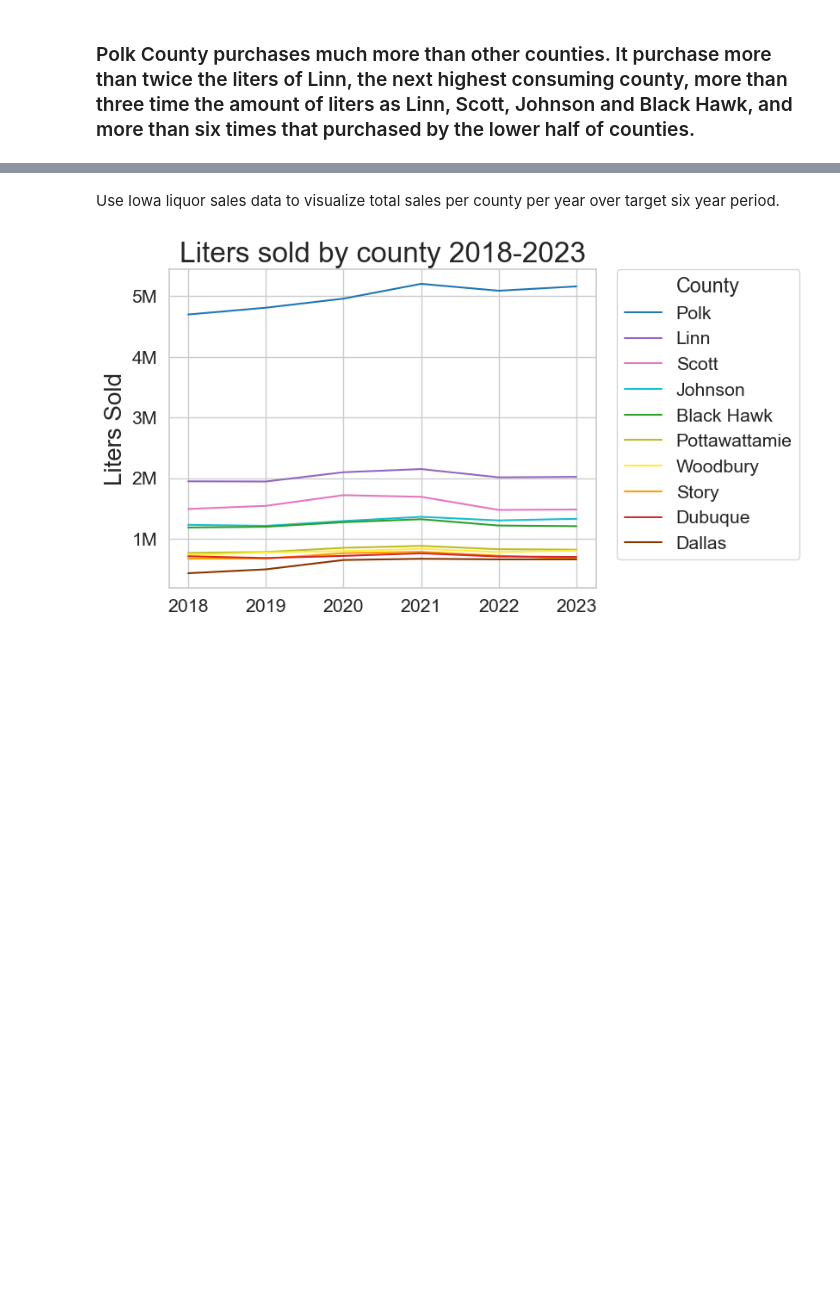
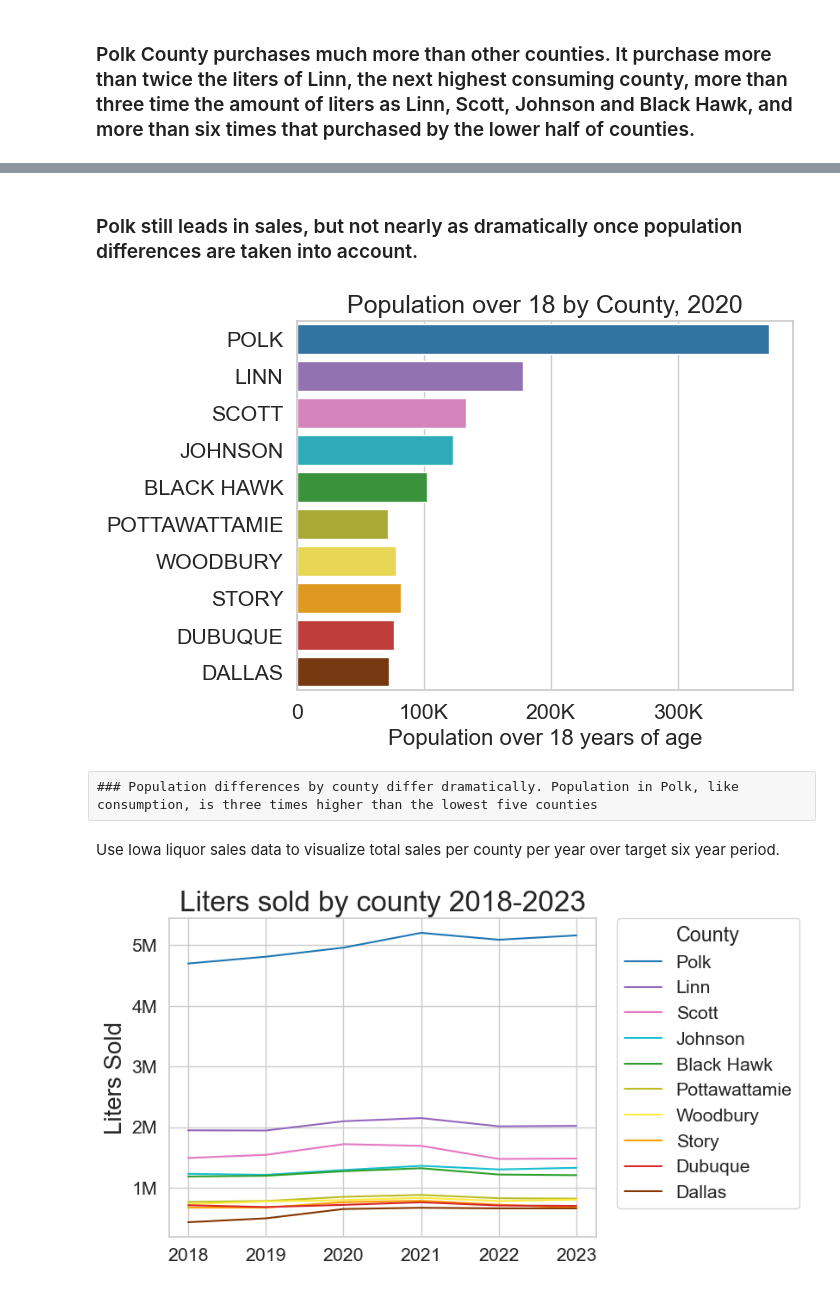
Before and after one commit to amoutafian/iowa_liquor_project, a Jupyter notebook: Iowa _liquor_exploratory_analysis.ipynb, the cells around one changed output, grey strips where cells are left out. Saved outputs shown, nothing was run; the diff lists cells and outputs as text; code cells hidden in the pictures; blank space fills up the shorter version.

```diff
--- a/Iowa _liquor_exploratory_analysis.ipynb
+++ b/Iowa _liquor_exploratory_analysis.ipynb
@@ -204,3 +221,23 @@ plt.savefig('liquor_liters_sold.png', transparent= True, bbox_inches='tight', pa
+# %% [markdown]
+### Polk still leads in sales, but not nearly as dramatically once population differences are taken into account.
+# %%
+sns.barplot( x = 'population_over_18', y = 'county', data = liters_sold_and_adult_pop_df, palette = county_colors)
+ax = plt.gca()
+ax.set_title( "Population over 18 by County, 2020", size = 18 )
+ax.set_xlabel( "Population over 18 years of age" , size = 16 )
+ax.set_ylabel(None)
+#remove plot grey default
+
+#add lines and ticks
+sns.axes_style("ticks")
+sns.set_style("whitegrid")
+ax.xaxis.set_major_formatter(tick.FuncFormatter(ticker))
+
+plt.savefig('liquor_sales_per_adult.png', transparent=True, bbox_inches='tight', pad_inches=0)
+# %% [output]
+[figure, added]
+# %% [raw]
+### Population differences by county differ dramatically. Population in Polk, like consumption, is three times higher than the lowest five counties
 # %% [markdown]
 Use Iowa liquor sales data to visualize total sales per county per year over target six year period.
 # %%
```
Also changed, not shown: parts of 7 cells of this notebook, 1 other file.
